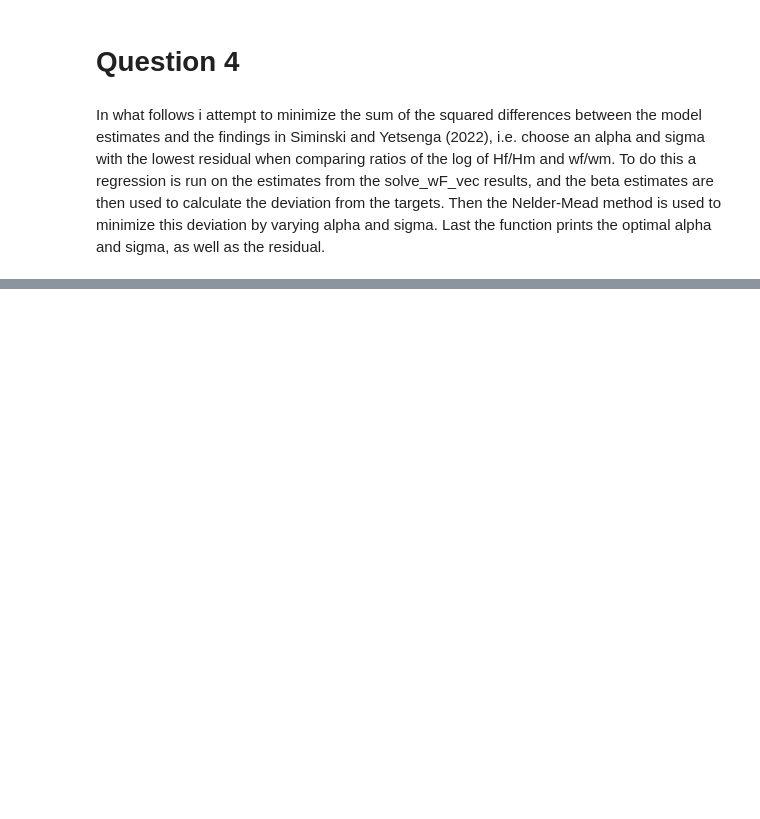
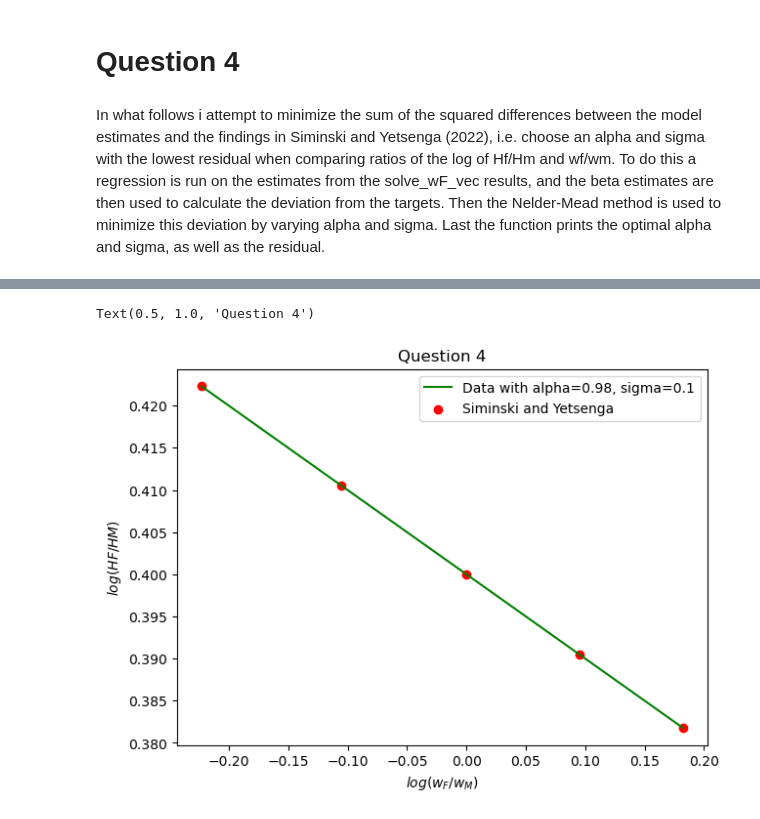
Before and after one commit to NumEconCopenhagen/projects-2023-rpb672, a Jupyter notebook: inauguralproject/inauguralproject.ipynb, the cells around one changed output, grey strips where cells are left out. Saved outputs shown, nothing was run; the diff lists cells and outputs as text; code cells hidden in the pictures; blank space fills up the shorter version.

```diff
--- a/inauguralproject/inauguralproject.ipynb
+++ b/inauguralproject/inauguralproject.ipynb
@@ -149,0 +148,31 @@ Estimated alpha from data = 0.9820, and sigma = 0.1000. Deviation was = 1.128351
+# %%
+# Comparison of model data with Siminski and Yetsenka's findings.
+
+#Store optimal alpha/sigma
+q4.par.alpha = q4.sol.alpha
+q4.par.sigma = q4.sol.sigma
+
+# Preparing vector for storing log ratios and then solving the model with the stored values
+logH = np.zeros(q4.par.wF_vec.size)
+q4.solve_wF_vec()
+# Creating log vectors from results:
+logH4 = np.log(q4.sol.HF_vec/q4.sol.HM_vec)
+logw4 = np.log(q4.par.wF_vec)
+
+# Defining the relationship found by Siminski and Yetsenka
+
+S_Y = q4.par.beta0_target+q4.par.beta1_target*logw4
+
+# Plotting the results
+
+figure2 = plt.figure(figsize = (7,5))
+ax = figure2.add_subplot(1,1,1)
+ax.plot(logw4, logH4, color = 'green', label = 'Data with alpha=0.98, sigma=0.1')
+ax.scatter(logw4, S_Y, color = 'red', label = 'Siminski and Yetsenga')
+ax.legend(loc='upper right')
+ax.set_xlabel('$log(w_F/w_M)$')
+ax.set_ylabel('$log(HF/HM)$')
+ax.set_title('Question 4')
+# %% [output]
+Text(0.5, 1.0, 'Question 4')
+[figure, added]
```
Also changed, not shown: parts of 4 cells of this notebook, 1 other file.
